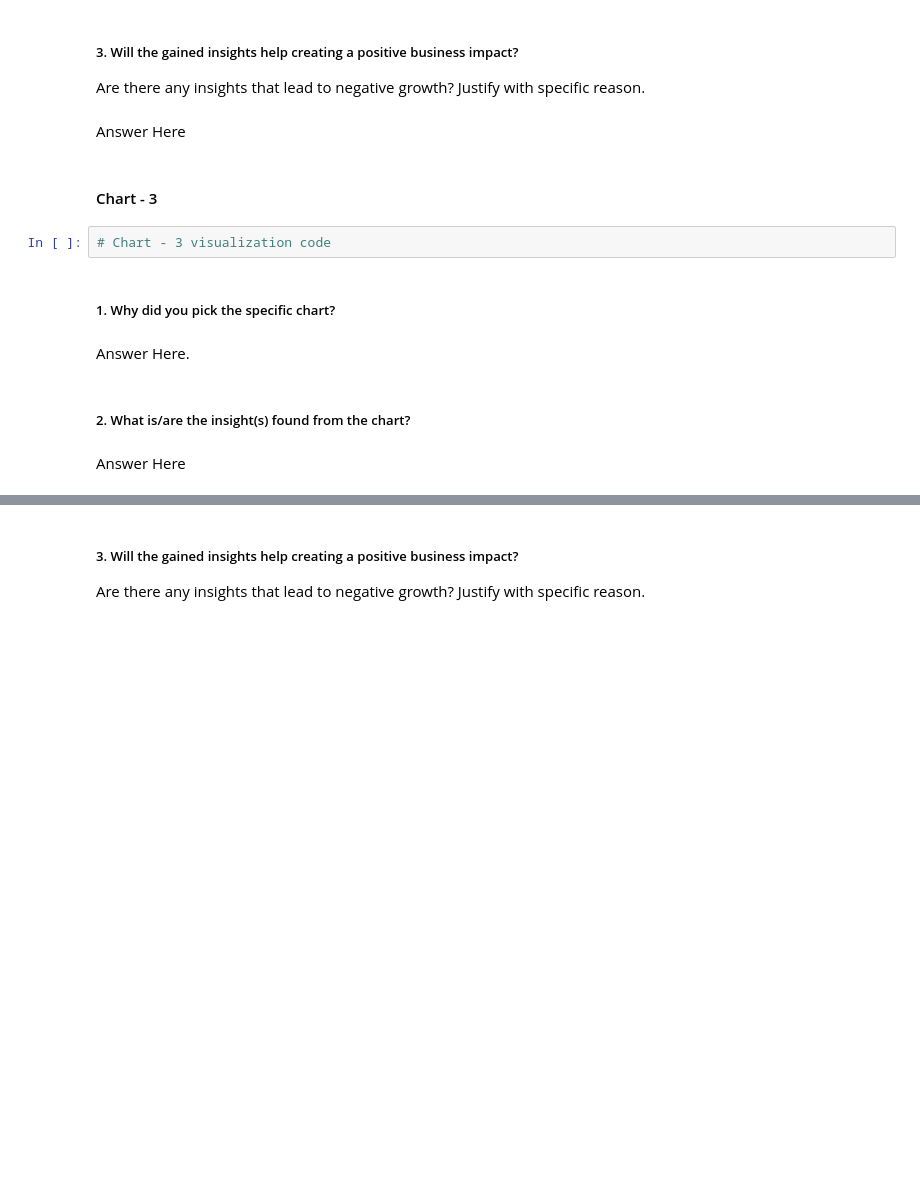
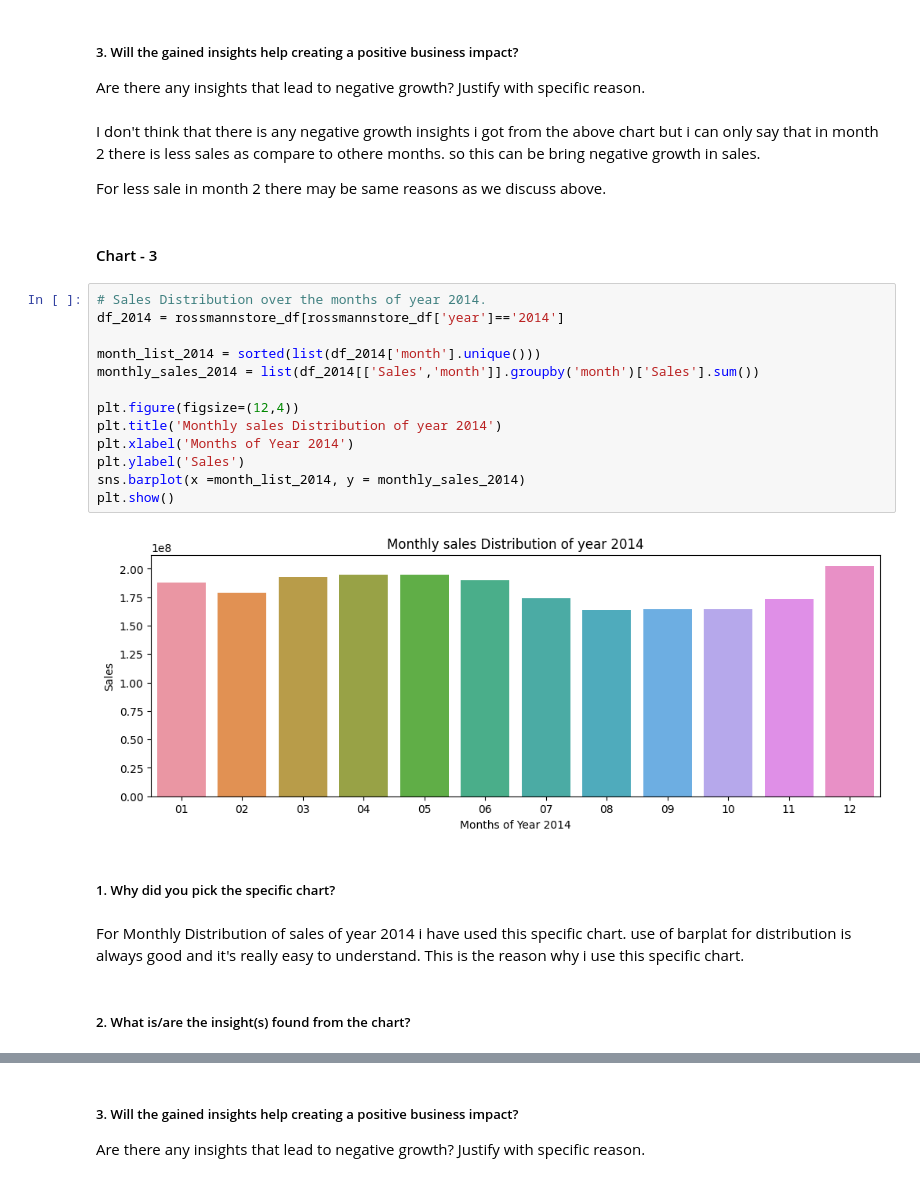
Before and after one commit to hmarathe420/Retail_Sales_Prediction, a Jupyter notebook: Retail_Sales_Prediction.ipynb, the cells around one changed output, grey strips where cells are left out. Cells and saved outputs as stored; diff of their text form; blank space fills up the shorter version.

```diff
--- a/Retail_Sales_Prediction.ipynb
+++ b/Retail_Sales_Prediction.ipynb
@@ -426,17 +459,30 @@ Answer Here
 # %% [markdown]
 ##### 3. Will the gained insights help creating a positive business impact?
 Are there any insights that lead to negative growth? Justify with specific reason.
-# %% [markdown]
-Answer Here
+# %% [markdown]
+I don't think that there is any negative growth insights i got from the above chart but i can only say that in month 2 there is less sales as compare to othere months. so this can be bring negative growth in sales.
+
+For less sale in month 2 there may be same reasons as we discuss above.
 # %% [markdown]
 #### Chart - 3
-# %%
-# Chart - 3 visualization code
+# %%
+# Sales Distribution over the months of year 2014.
+df_2014 = rossmannstore_df[rossmannstore_df['year']=='2014']
+
+month_list_2014 = sorted(list(df_2014['month'].unique()))
+monthly_sales_2014 = list(df_2014[['Sales','month']].groupby('month')['Sales'].sum())
+
+plt.figure(figsize=(12,4))
+plt.title('Monthly sales Distribution of year 2014')
+plt.xlabel('Months of Year 2014')
+plt.ylabel('Sales')
+sns.barplot(x =month_list_2014, y = monthly_sales_2014)
+plt.show()
+# %% [output]
+[figure, added]
 # %% [markdown]
 ##### 1. Why did you pick the specific chart?
-# %% [markdown]
-Answer Here.
+# %% [markdown]
+For Monthly Distribution of sales of year 2014 i have used this specific chart. use of barplat for distribution is always good and it's really easy to understand. This is the reason why i use this specific chart.
 # %% [markdown]
 ##### 2. What is/are the insight(s) found from the chart?
-# %% [markdown]
-Answer Here
```
Also changed, not shown: parts of 26 cells of this notebook.
